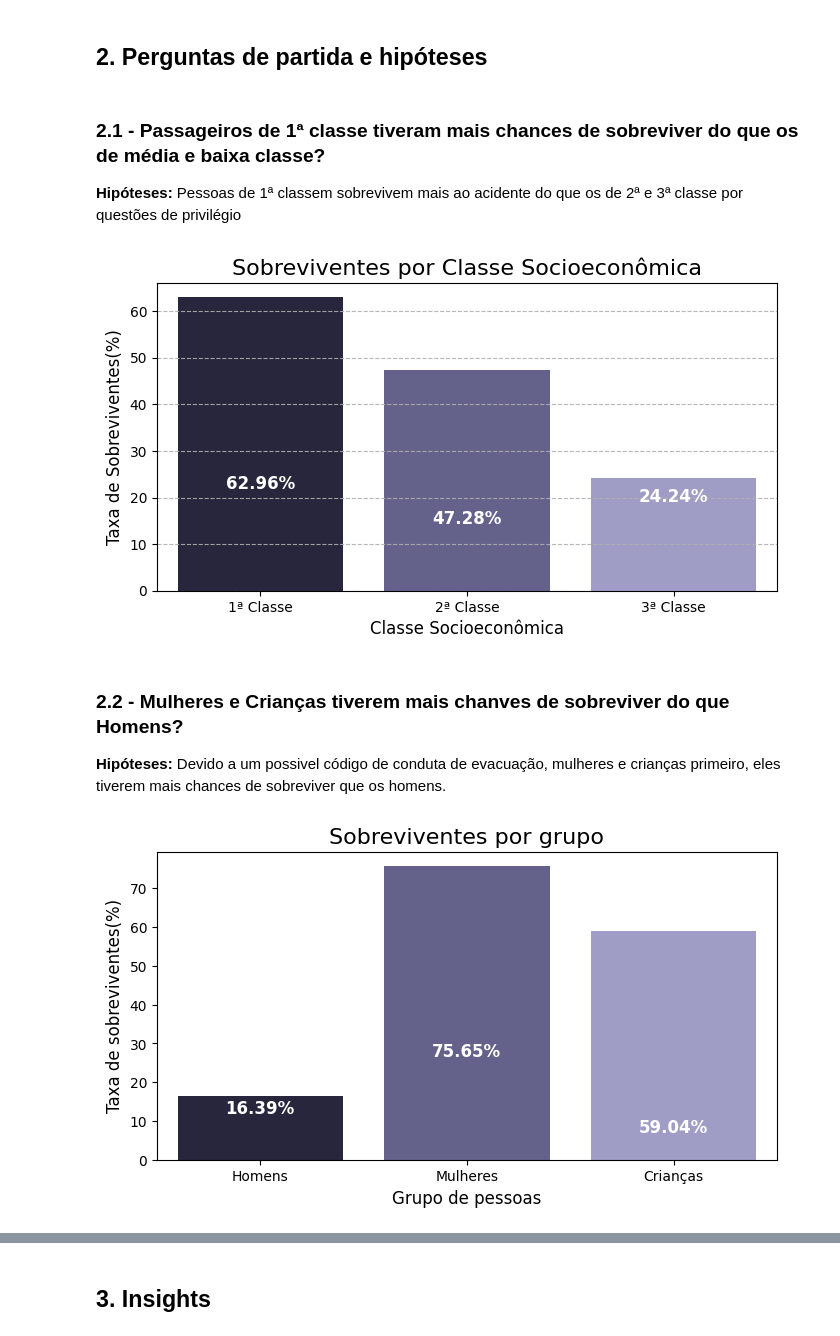
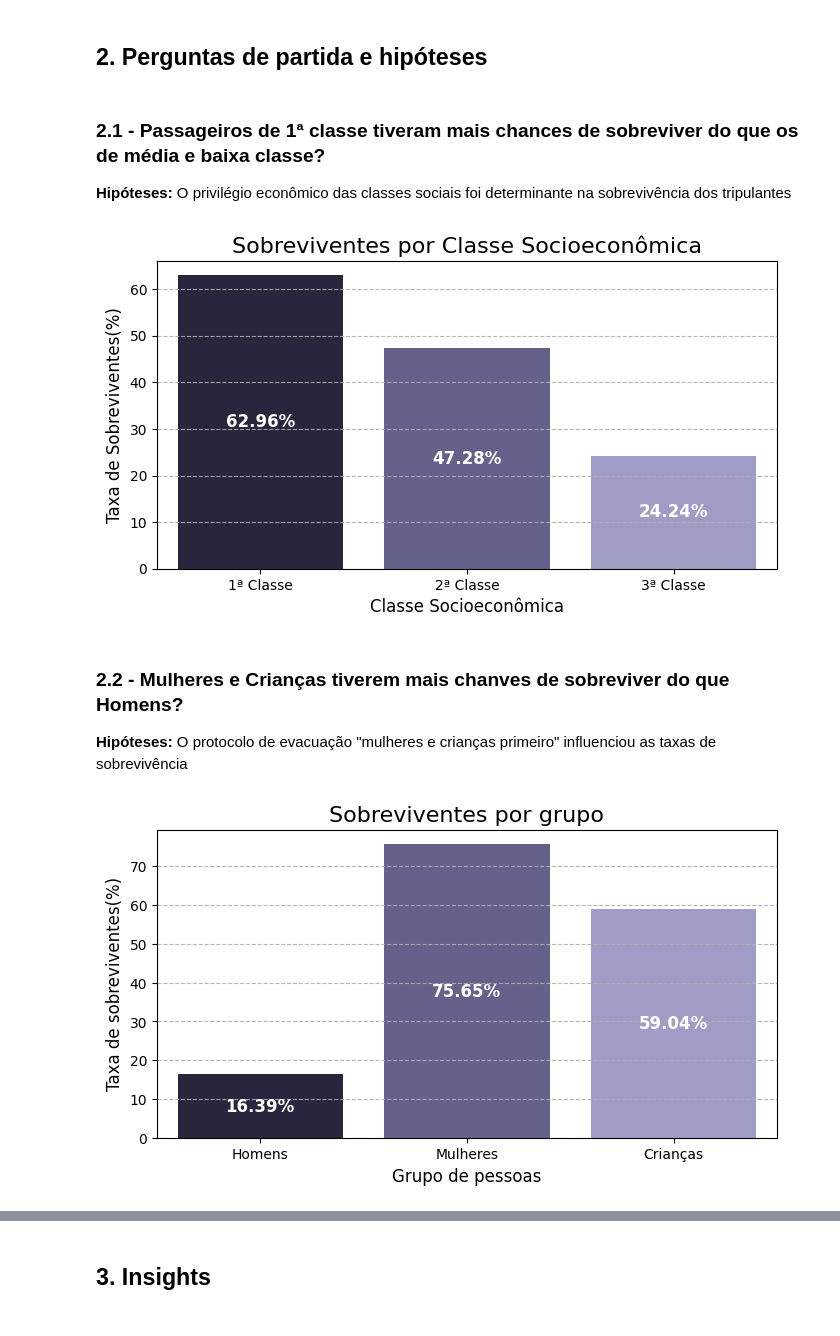
Before and after one commit to DaniellyR/avanti-bootcamp-cdd, a Jupyter notebook: notebooks/01-exploratory_data_analysis.ipynb, the cells around one changed output, grey strips where cells are left out. Saved outputs shown, nothing was run; the diff lists cells and outputs as text; code cells hidden in the pictures.

```diff
--- a/notebooks/01-exploratory_data_analysis.ipynb
+++ b/notebooks/01-exploratory_data_analysis.ipynb
@@ -384,10 +392,11 @@ Quantidade de sobreviventes acompanhados: 116
 # %% [markdown]
 ### 2.1 - Passageiros de 1ª classe tiveram mais chances de sobreviver do que os de média e baixa classe?
 
-**Hipóteses:** Pessoas de 1ª classem sobrevivem mais ao acidente do que os de 2ª e 3ª classe por questões de privilégio
+**Hipóteses:** O privilégio econômico das classes sociais foi determinante na sobrevivência dos tripulantes
 # %%
 # Configurar o grafico
 figura = plt.figure(figsize=(8, 4))
+
 
 # Contar o número de sobreviventes por classe
 total_sobreviventes_1_classe = sobreviventes_1_classe.shape[0]
@@ -413,6 +422,8 @@ grafico1 = sns.barplot(
     hue = 'Classe',
     palette=palette_platform_cubehelix
 )
+# Adicionar linhas de fundo
+grafico1.grid(True, axis='y', linestyle='--', alpha=0.9)
 
 grafico1.set_title("Sobreviventes por Classe Socioeconômica", fontsize=16)
 grafico1.set_xlabel("Classe Socioeconômica", fontsize=12)
@@ -421,28 +432,31 @@ grafico1.set_ylabel("Taxa de Sobreviventes(%)", fontsize=12)
 grafico1.set_xticks([0, 1, 2])
 grafico1.set_xticklabels(["1ª Classe", "2ª Classe", "3ª Classe"])
 
-# Adicionar linhas de fundo
-grafico1.grid(True, axis='y', linestyle='--', alpha=0.9)
 
-for index, row in dados_class.iterrows():
+for patch, (_, row) in zip(grafico1.patches, dados_class.iterrows()):
+    # Posição central da barra
+    x = patch.get_x() + patch.get_width() / 2
+    # Altura do texto baseada no percentual
+    y = row['Percentual'] / 2
+
     grafico1.text(
-        x=index,
-        y=row['Total'] /6.5,  # Coloca o texto no meio da barra
-        s=f"{row['Percentual']:.2f}%",
-        ha='center',  # Alinhamento horizontal
-        va='bottom',  # Alinhamento vertical
+        x=x,  # Posição no eixo X
+        y=y,  # Posição no eixo Y
+        s=f"{row['Percentual']:.2f}%",  # Texto da porcentagem
+        ha='center',  # Centralizado horizontalmente
+        va='center',  # Centralizado verticalmente
         fontsize=12,
-        color='white',  # Cor do texto
-        weight='bold'  # Deixa o texto em negrito
+        color='white',
+        weight='bold'
     )
 
 plt.show()
 # %% [output]
-[figure, old version]
+[figure, new version]
 # %% [markdown]
 ### 2.2 - Mulheres e Crianças tiverem mais chanves de sobreviver do que Homens?
 
-**Hipóteses:** Devido a um possivel código de conduta de evacuação, mulheres e crianças primeiro, eles tiverem mais chances de sobreviver que os homens.
+**Hipóteses:** O protocolo de evacuação "mulheres e crianças primeiro" influenciou as taxas de sobrevivência
 # %%
 #tamanho
 figura = plt.figure(figsize=(8, 4))
@@ -453,44 +467,48 @@ total_homens_vivos = homens.shape[0]
 total_mulheres_vivos = mulheres.shape[0]
 total_criancas_vivos = criancas.shape[0]
 
 dados_pessoas = pd.DataFrame({
     'Grupos' : ['Homens', 'Mulheres', 'Crianças'],
     'total_vivas': [total_homens_vivos, total_mulheres_vivos, total_criancas_vivos],
     'total_grupo': [homens_geral.shape[0], mulheres_geral.shape[0], criancas_geral.shape[0]]
 })
 
 dados_pessoas['porcentagem'] = (dados_pessoas['total_vivas'] / dados_pessoas['total_grupo']) * 100
 
 grafico2 = sns.barplot(
     data = dados_pessoas,
     x='Grupos',
     y = 'porcentagem',
     hue = 'Grupos',
     palette=palette_platform_cubehelix
 )
-
+# Adicionar linhas de fundo
+grafico2.grid(True, axis='y', linestyle='--', alpha=0.9)
 grafico2.set_title("Sobreviventes por grupo", fontsize=16),
 grafico2.set_xlabel("Grupo de pessoas", fontsize=12),
 grafico2.set_ylabel("Taxa de sobreviventes(%)", fontsize=12)
 
-# Adicionar linhas de fundo
-grafico1.grid(True, axis='y', linestyle='--', alpha=0.9)
+for patch, (_, row) in zip(grafico2.patches, dados_pessoas.iterrows()):
+    # Posição X no centro da barra
+    x = patch.get_x() + patch.get_width() / 2
+    # Posição Y com base na altura da barra
+    y = patch.get_height() / 2
 
-for index, row in dados_pessoas.iterrows():
+    # Adicionar o texto no gráfico
     grafico2.text(
-        x=index,
-        y=row['total_vivas'] / 8,  # Coloca o texto no meio da barra
-        s=f"{row['porcentagem']:.2f}%",  # Formatação com 1 casa decimal e o símbolo de porcentagem
-        ha='center',  # Alinhamento horizontal
-        va='bottom',  # Alinhamento vertical
+        x=x,  # Posição no eixo X
+        y=y,  # Posição no eixo Y (meio da barra)
+        s=f"{row['porcentagem']:.2f}%",  # Formatação com 2 casas decimais
+        ha='center',  # Centralizado horizontalmente
+        va='center',  # Centralizado verticalmente
         fontsize=12,  # Tamanho da fonte
         color='white',  # Cor do texto (branca para contraste)
-        weight='bold'  # Deixa o texto em negrito para melhor visibilidade
+        weight='bold'  # Negrito para melhor visibilidade
     )
 
 plt.show()
 # %% [output]
-[figure, old version]
+[figure, new version]
 # %% [markdown]
 ### 2.3 - Quem tinham mais probabilidade de sobreviver os passageiros acompanhados ou os sozinhos?
 
```
Also changed, not shown: parts of 8 cells of this notebook.
